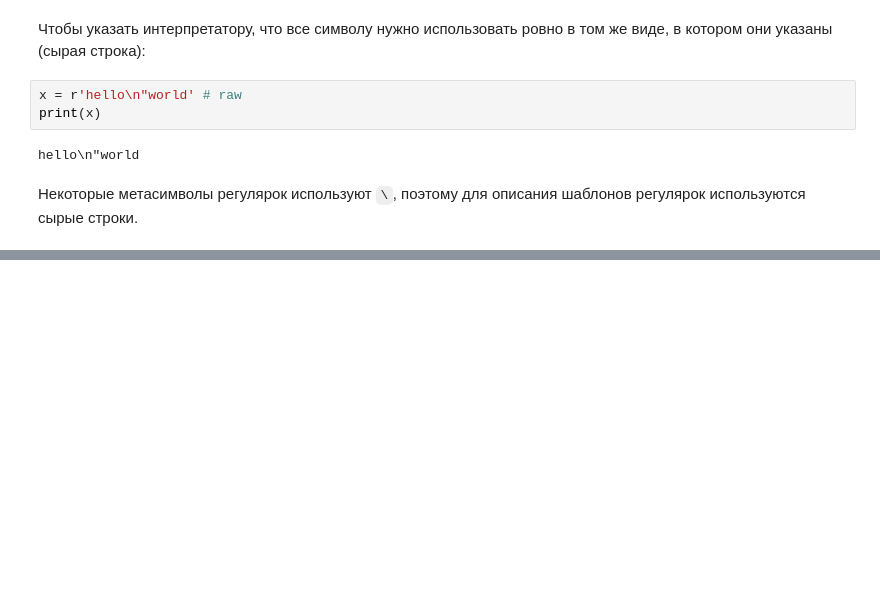
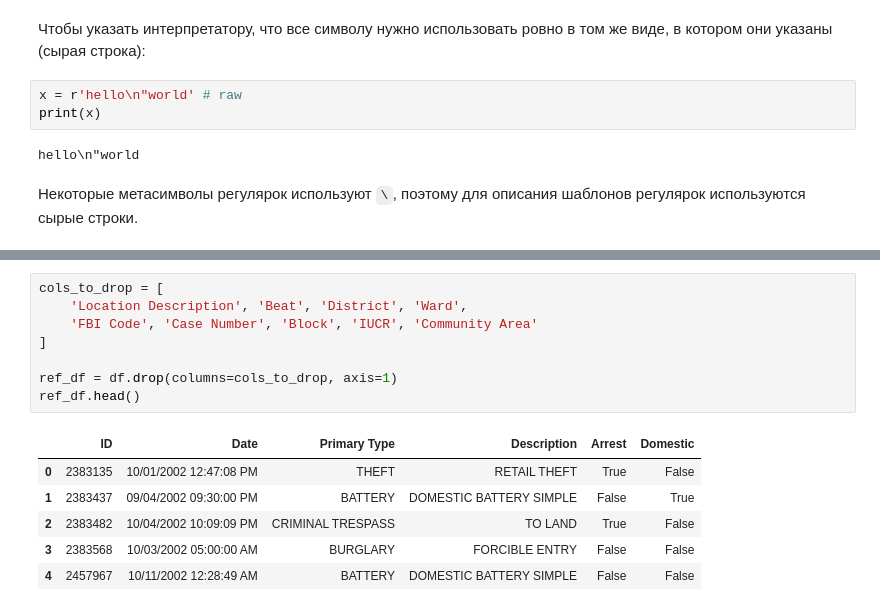
Before and after one commit to br-eina/notebooks, a Jupyter notebook: stepik/python/3. Python application - text analysis.ipynb, the cells around one changed output, grey strips where cells are left out. Drawn from its saved outputs; the diff is of its cells as text; blank space fills up the shorter version.

```diff
--- a/stepik/python/3. Python application - text analysis.ipynb
+++ b/stepik/python/3. Python application - text analysis.ipynb
@@ -364,0 +1395,15 @@ hello\n"world
+# %%
+cols_to_drop = [
+    'Location Description', 'Beat', 'District', 'Ward',
+    'FBI Code', 'Case Number', 'Block', 'IUCR', 'Community Area'
+]
+
+ref_df = df.drop(columns=cols_to_drop, axis=1)
+ref_df.head()
+# %% [output]
+|  | ID | Date | Primary Type | Description | Arrest | Domestic |
+| 0 | 2383135 | 10/01/2002 12:47:08 PM | THEFT | RETAIL THEFT | True | False |
+| 1 | 2383437 | 09/04/2002 09:30:00 PM | BATTERY | DOMESTIC BATTERY SIMPLE | False | True |
+| 2 | 2383482 | 10/04/2002 10:09:09 PM | CRIMINAL TRESPASS | TO LAND | True | False |
+| 3 | 2383568 | 10/03/2002 05:00:00 AM | BURGLARY | FORCIBLE ENTRY | False | False |
+| 4 | 2457967 | 10/11/2002 12:28:49 AM | BATTERY | DOMESTIC BATTERY SIMPLE | False | False |
```
Also changed, not shown: parts of 209 cells of this notebook, 16 other files.
